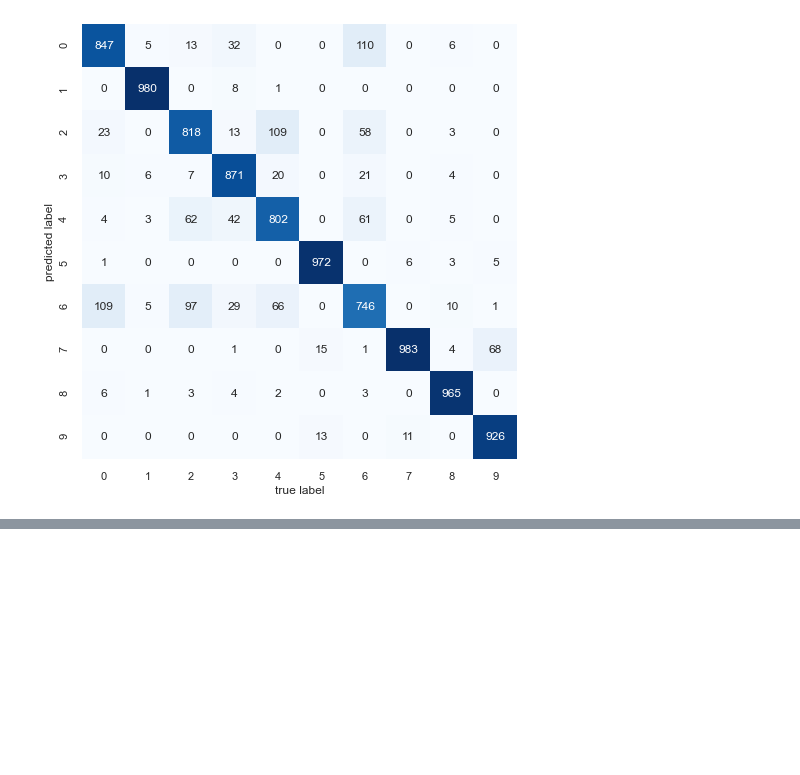
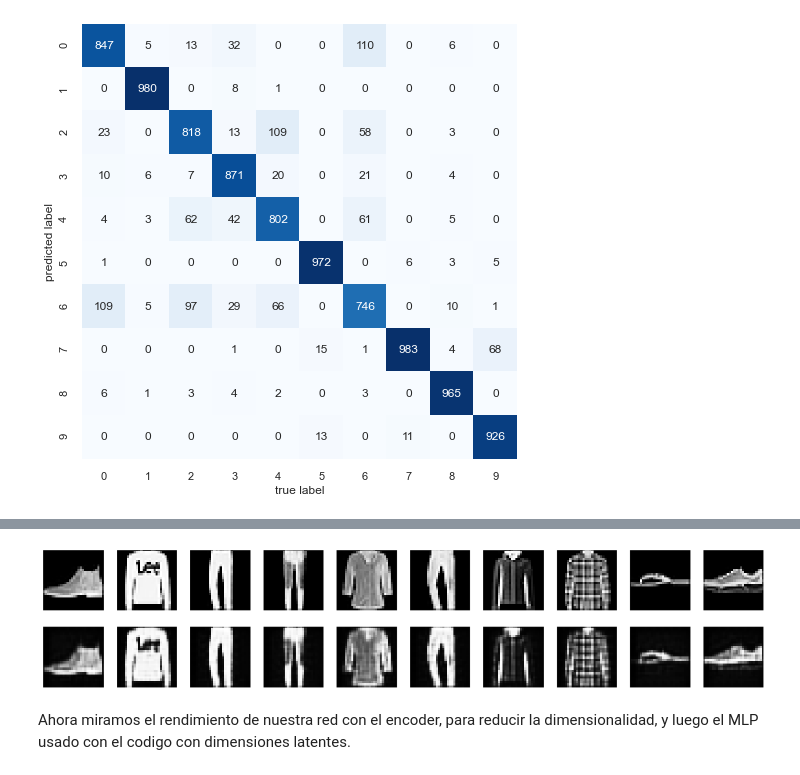
Before and after one commit to jjr2040/Machine-Learning-Techniques, a Jupyter notebook: Laboratorio 6/Laboratorio_VI_Juan.ipynb, the cells around one changed output, grey strips where cells are left out. Cells and saved outputs as stored; diff of their text form; code cells hidden in the pictures; blank space fills up the shorter version.

Commit message:
Lab 6 - Added solution using undercomplete autoencoder

```diff
--- a/Laboratorio 6/Laboratorio_VI_Juan.ipynb
+++ b/Laboratorio 6/Laboratorio_VI_Juan.ipynb
@@ -287,0 +297,12 @@ _________________________________________________________________
+# %%
+#Decoder
+undercomplete_decoder = Sequential(name='Lab6_undercomplete_decoder')
+undercomplete_decoder.add(Conv2DTranspose(filters=16, kernel_size=3, strides=2, padding="same", name='decoder_1'))
+undercomplete_decoder.add(Conv2DTranspose(filters=1, kernel_size=3, strides=2, activation='sigmoid', padding="same", name='decoder_2'))
+# %%
+undercomplete_autoencoder = Sequential(name='Lab6_undercomplete_autoencoder')
+undercomplete_autoencoder.add(undercomplete_encoder)
+undercomplete_autoencoder.add(undercomplete_decoder)
+
+undercomplete_autoencoder.compile(loss = "binary_crossentropy", optimizer=tf.keras.optimizers.Adam(lr=0.001))
+undercomplete_autoencoder.summary()
@@ -287,0 +322,10 @@ _________________________________________________________________
+# %%
+undercomplete_autoencoder.fit(X_train.reshape(-1, 28, 28, 1),
+                X_train.reshape(-1, 28, 28, 1),
+                epochs=10,
+                batch_size=200,
+                validation_data=(
+                    X_test.reshape(-1, 28, 28, 1),
+                    X_test.reshape(-1, 28, 28, 1)
+                    )
+                )
@@ -300,3 +445,12 @@ y_pred_test = pd.get_dummies(y_pred_test)
 # %% [output]
 1875/1875 [==============================] - 4s 2ms/step
 313/313 [==============================] - 1s 2ms/step
+# %%
+y_undercomplete_autoencoder_train = undercomplete_autoencoder.predict(X_train.reshape(-1, 28, 28, 1))
+y_undercomplete_autoencoder_test = undercomplete_autoencoder.predict(X_test.reshape(-1, 28, 28, 1))
+
+y_undercomplete_train_raw = undercomplete_model.predict(X_train_undercomplete_code)
+y_undercomplete_test_raw = undercomplete_model.predict(X_test_undercomplete_code)
+
+y_undercomplete_train = pd.get_dummies(y_undercomplete_train_raw)
+y_undercomplete_test = pd.get_dummies(y_undercomplete_test_raw)
@@ -337,0 +507,12 @@ Text(50.760000000000005, 0.5, 'predicted label')
+# %%
+fig, axes = plt.subplots(nrows=2, ncols=10, sharex=True, sharey=True, figsize=(20,4))
+
+for images, row in zip([X_test[:10], y_undercomplete_autoencoder_test[:10]], axes):
+    for img, ax in zip(images, row):
+        ax.imshow(img.reshape((28, 28)), cmap='Greys_r')
+        ax.get_xaxis().set_visible(False)
+        ax.get_yaxis().set_visible(False)
+# %% [output]
+[figure, added]
+# %% [markdown]
+Ahora miramos el rendimiento de nuestra red con el encoder, para reducir la dimensionalidad, y luego el MLP usado con el codigo con dimensiones latentes.
```
Also changed, not shown: parts of 22 cells of this notebook.
